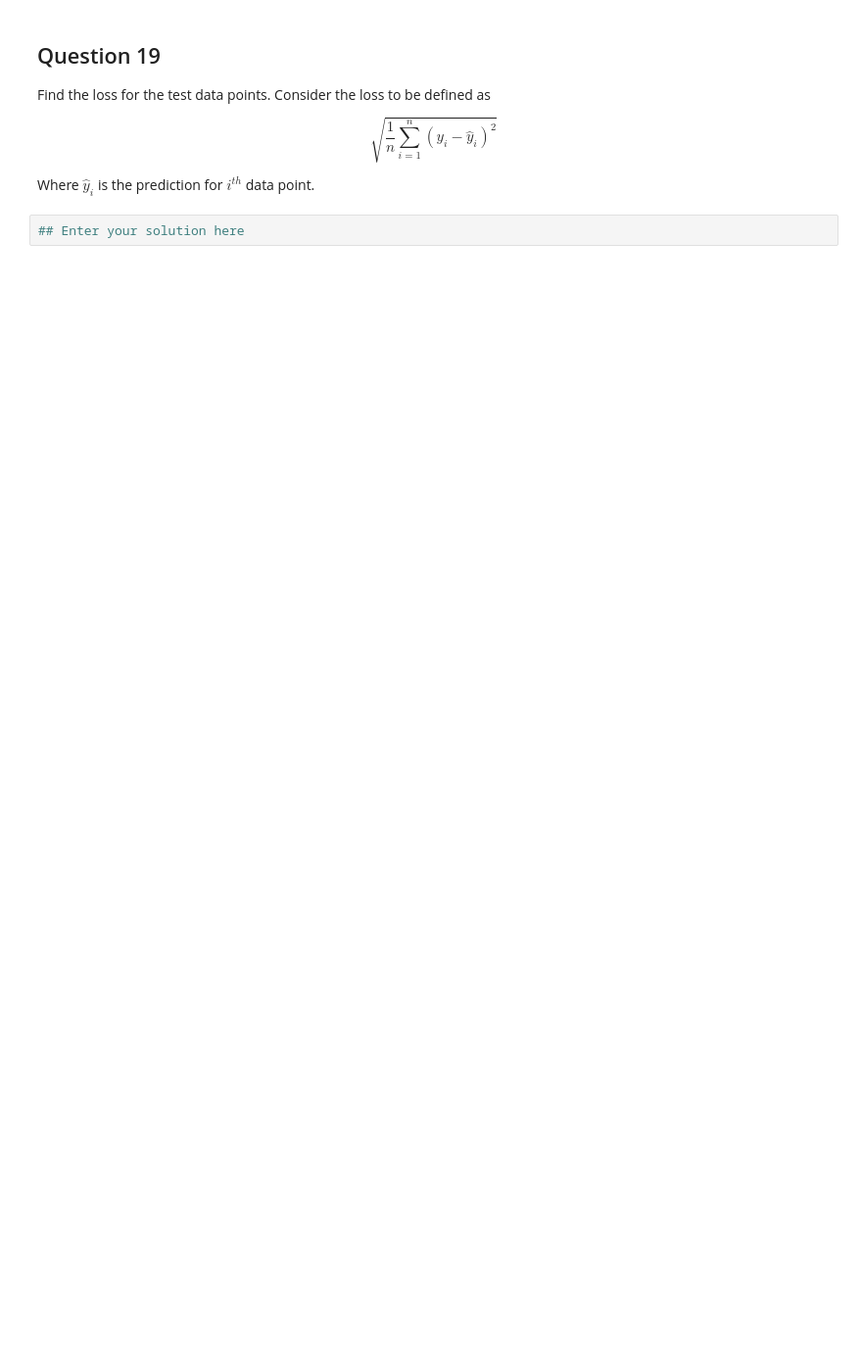
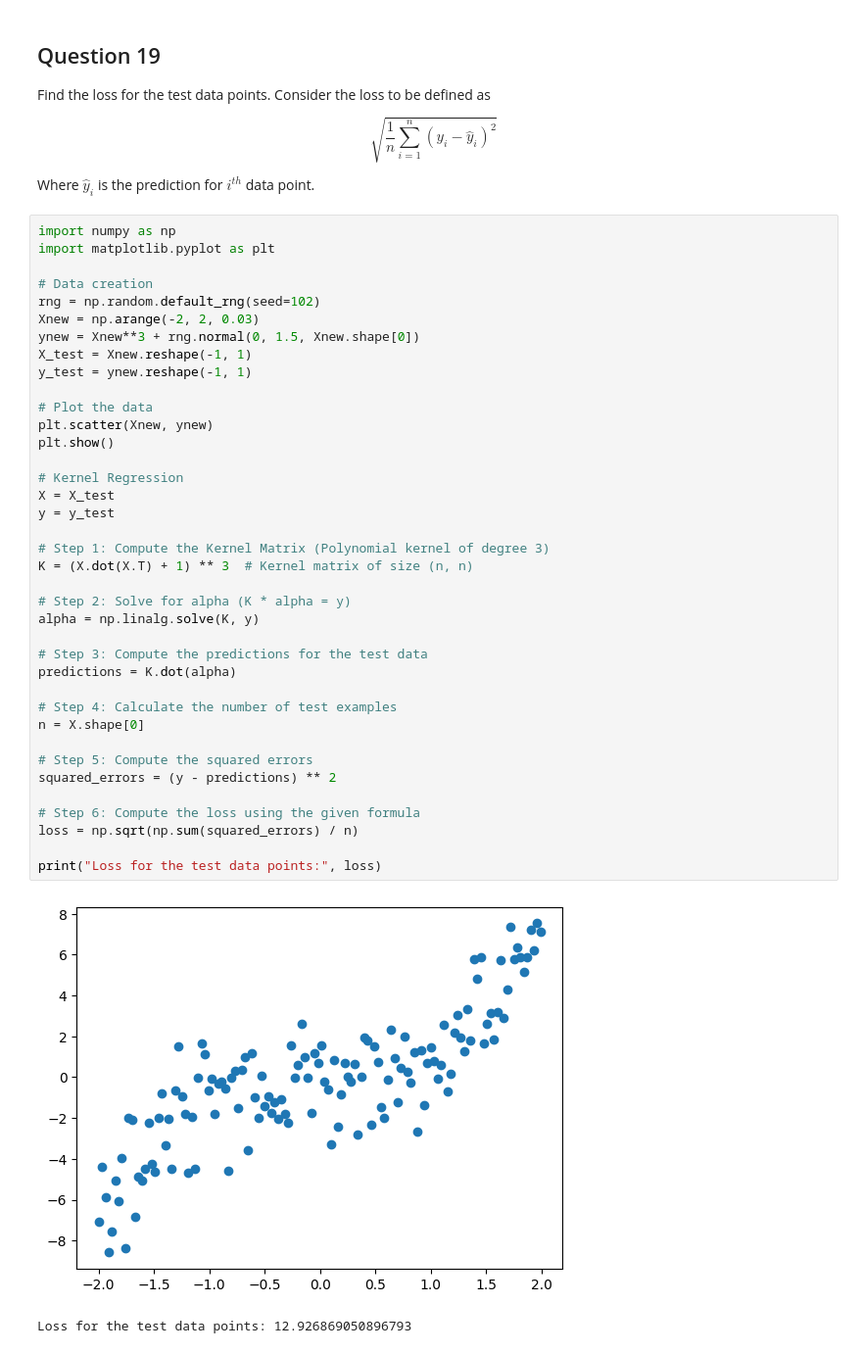
Before and after one commit to sonjaove/progg-and-DS-from-IITM, a Jupyter notebook: W5_Programming_withoutSol.ipynb, the cells around one changed output. Shown at 98% size. Drawn from its saved outputs; the diff is of its cells as text; blank space fills up the shorter version.

```diff
--- a/W5_Programming_withoutSol.ipynb
+++ b/W5_Programming_withoutSol.ipynb
@@ -235,5 +550,44 @@ $$ \sqrt{\dfrac{1}{n}\sum\limits_{i=1}^{n} (y_i- \hat{y}_i)^2}
 $$
 
 Where $\hat{y}_i$ is the prediction for $i^{th}$ data point.
-# %%
-## Enter your solution here
+# %%
+import numpy as np
+import matplotlib.pyplot as plt
+
+# Data creation
+rng = np.random.default_rng(seed=102)
+Xnew = np.arange(-2, 2, 0.03)
+ynew = Xnew**3 + rng.normal(0, 1.5, Xnew.shape[0])
+X_test = Xnew.reshape(-1, 1)
+y_test = ynew.reshape(-1, 1)
+
+# Plot the data
+plt.scatter(Xnew, ynew)
+plt.show()
+
+# Kernel Regression
+X = X_test
+y = y_test
+
+# Step 1: Compute the Kernel Matrix (Polynomial kernel of degree 3)
+K = (X.dot(X.T) + 1) ** 3  # Kernel matrix of size (n, n)
+
+# Step 2: Solve for alpha (K * alpha = y)
+alpha = np.linalg.solve(K, y)
+
+# Step 3: Compute the predictions for the test data
+predictions = K.dot(alpha)
+
+# Step 4: Calculate the number of test examples
+n = X.shape[0]
+
+# Step 5: Compute the squared errors
+squared_errors = (y - predictions) ** 2
+
+# Step 6: Compute the loss using the given formula
+loss = np.sqrt(np.sum(squared_errors) / n)
+
+print("Loss for the test data points:", loss)
+# %% [output]
+[figure, added]
+Loss for the test data points: 12.926869050896793
```
Also changed, not shown: parts of 40 cells of this notebook.
